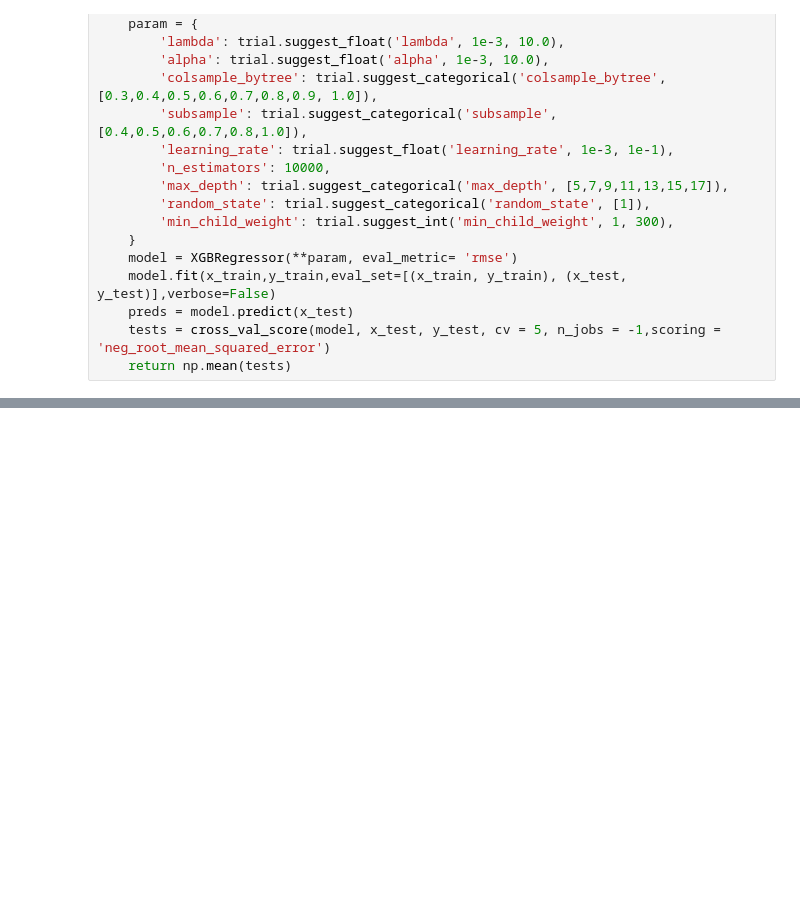
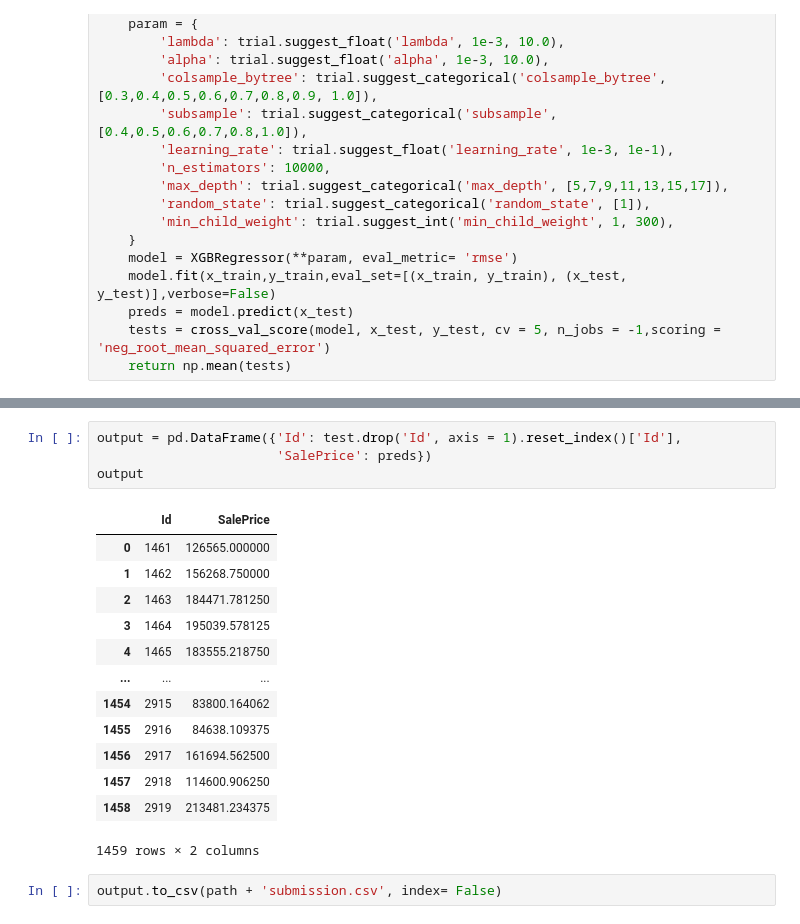
Before and after one commit to NathanBitu/House-Price-Regression, a Jupyter notebook: Model.ipynb, the cells around one changed output, grey strips where cells are left out. Drawn from its saved outputs; the diff is of its cells as text; blank space fills up the shorter version.

```diff
--- a/Model.ipynb
+++ b/Model.ipynb
@@ -114,0 +172,20 @@ importances
+# %%
+output = pd.DataFrame({'Id': test.drop('Id', axis = 1).reset_index()['Id'],
+                       'SalePrice': preds})
+output
+# %% [output]
+|  | Id | SalePrice |
+| 0 | 1461 | 126565.000000 |
+| 1 | 1462 | 156268.750000 |
+| 2 | 1463 | 184471.781250 |
+| 3 | 1464 | 195039.578125 |
+| 4 | 1465 | 183555.218750 |
+| ... | ... | ... |
+| 1454 | 2915 | 83800.164062 |
+| 1455 | 2916 | 84638.109375 |
+| 1456 | 2917 | 161694.562500 |
+| 1457 | 2918 | 114600.906250 |
+| 1458 | 2919 | 213481.234375 |
+1459 rows × 2 columns
+# %%
+output.to_csv(path + 'submission.csv', index= False)
```
Also changed, not shown: parts of 12 cells of this notebook, 3 other files.
